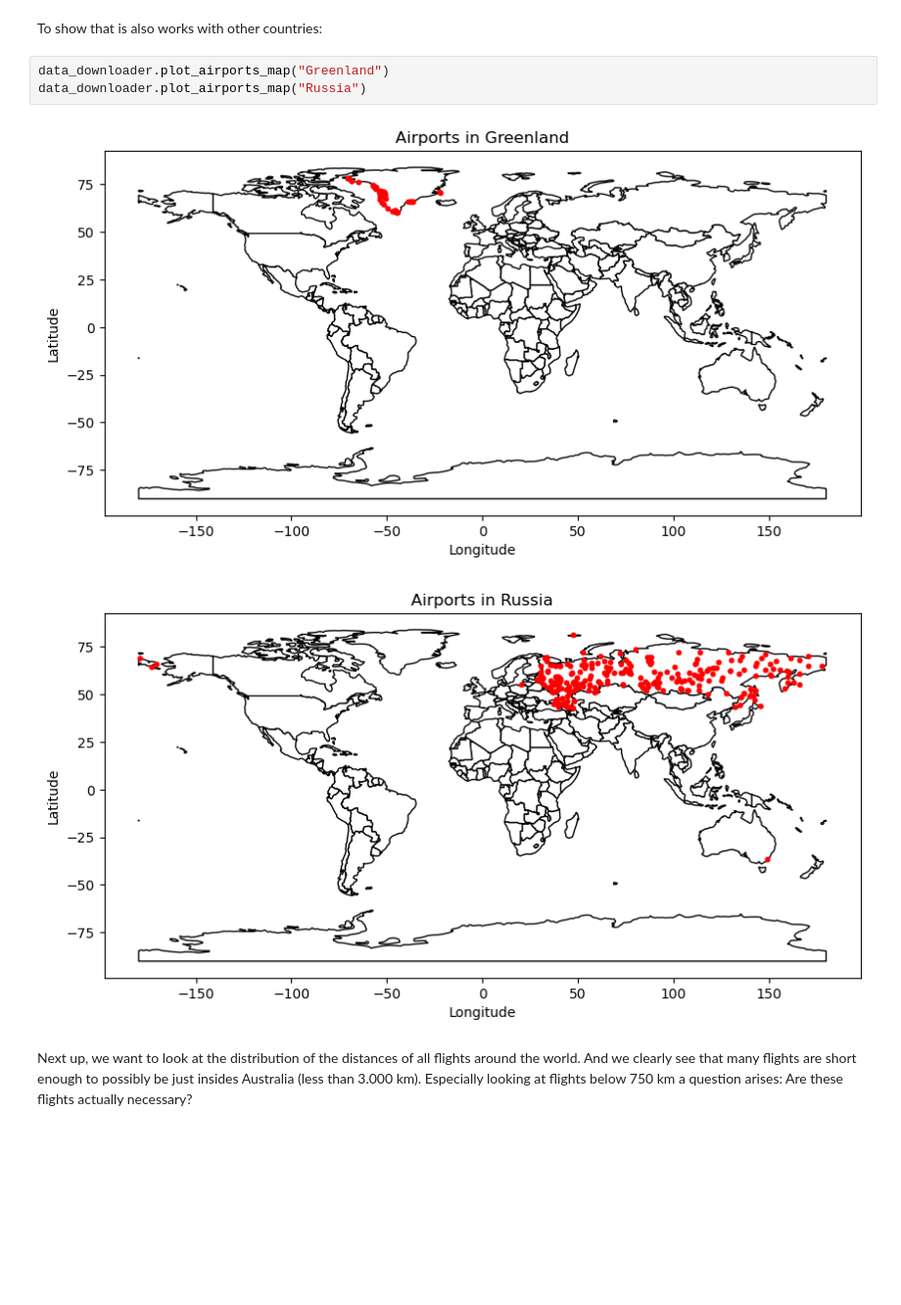
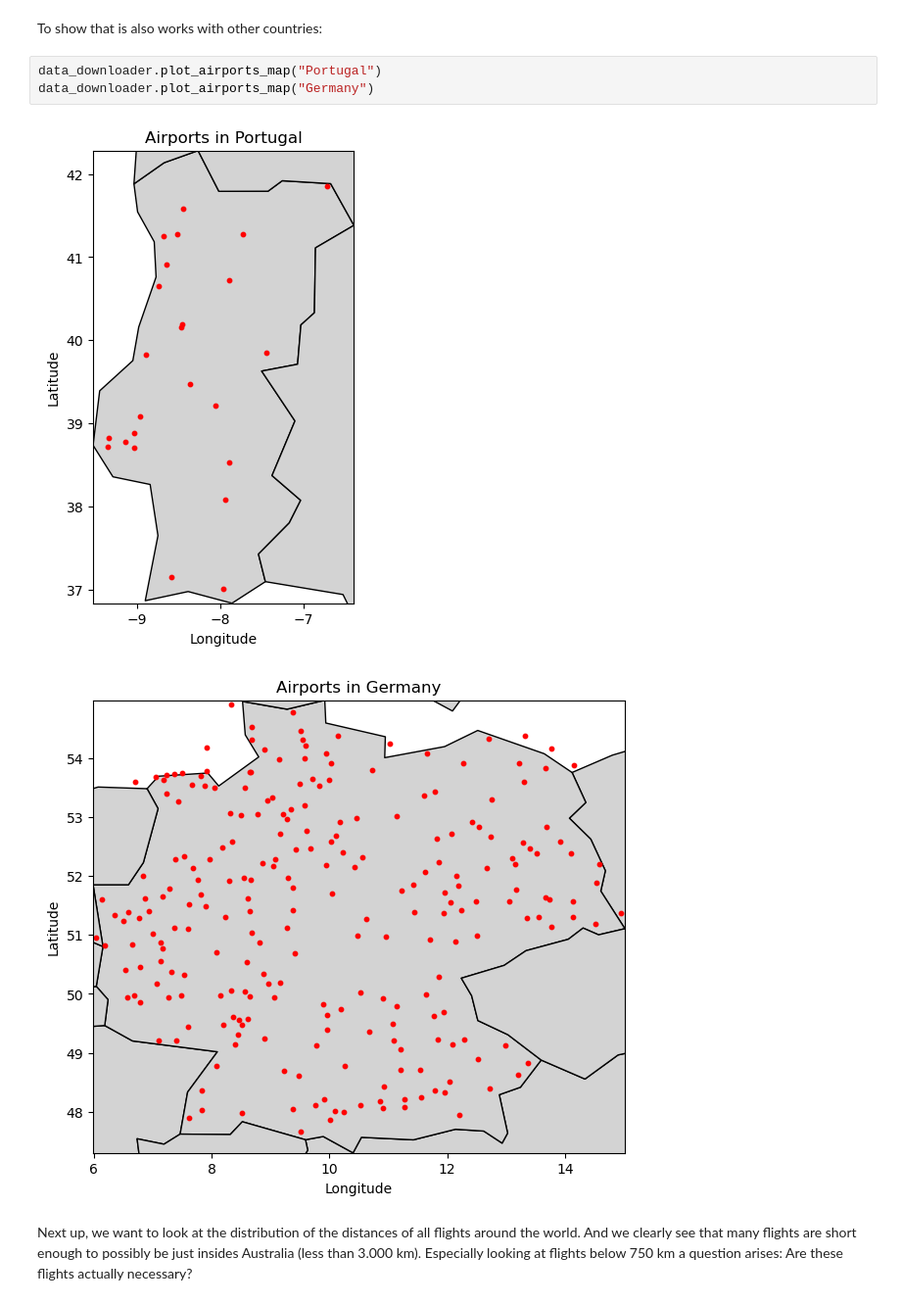
Before and after one commit to BenjaminSchmidt2000/flight-predictor, a Jupyter notebook: Showcase_Notebook.ipynb, the cells around one changed output. Shown at 98% size. Saved outputs shown, nothing was run; the diff lists cells and outputs as text; blank space fills up the shorter version.

```diff
--- a/Showcase_Notebook.ipynb
+++ b/Showcase_Notebook.ipynb
@@ -61,11 +57,11 @@ data_downloader.plot_airports_map("Australia")
 # %% [markdown]
 To show that is also works with other countries:
 # %%
-data_downloader.plot_airports_map("Greenland")
-data_downloader.plot_airports_map("Russia")
+data_downloader.plot_airports_map("Portugal")
+data_downloader.plot_airports_map("Germany")
 # %% [output]
-[figure, old version]
+[figure, new version]
-[figure, old version]
+[figure, new version]
 # %% [markdown]
 Next up, we want to look at the distribution of the distances of all flights around the world. And we clearly see that many flights are short enough to possibly be just insides Australia (less than 3.000 km). Especially looking at flights below 750 km a question arises: Are these flights actually necessary?
 # %%
```
Also changed, not shown: parts of 13 cells of this notebook, 1 other file.
